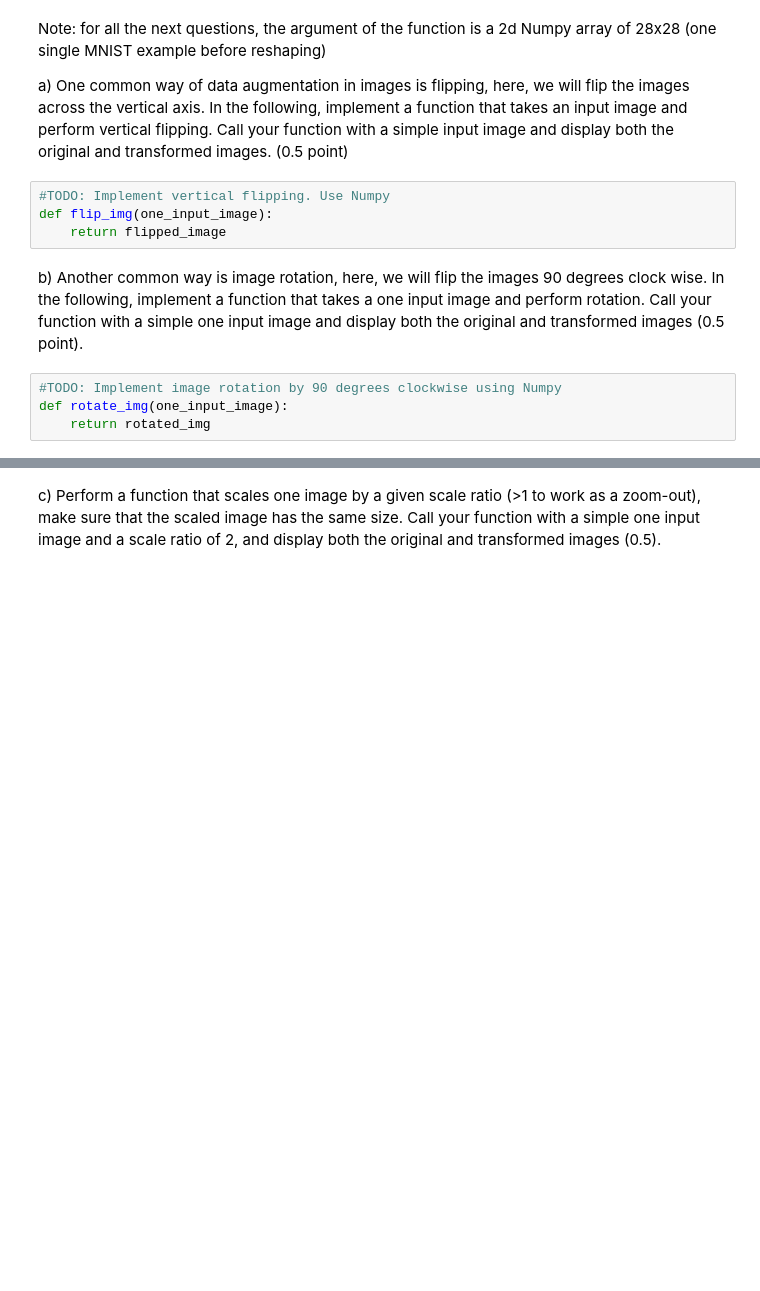
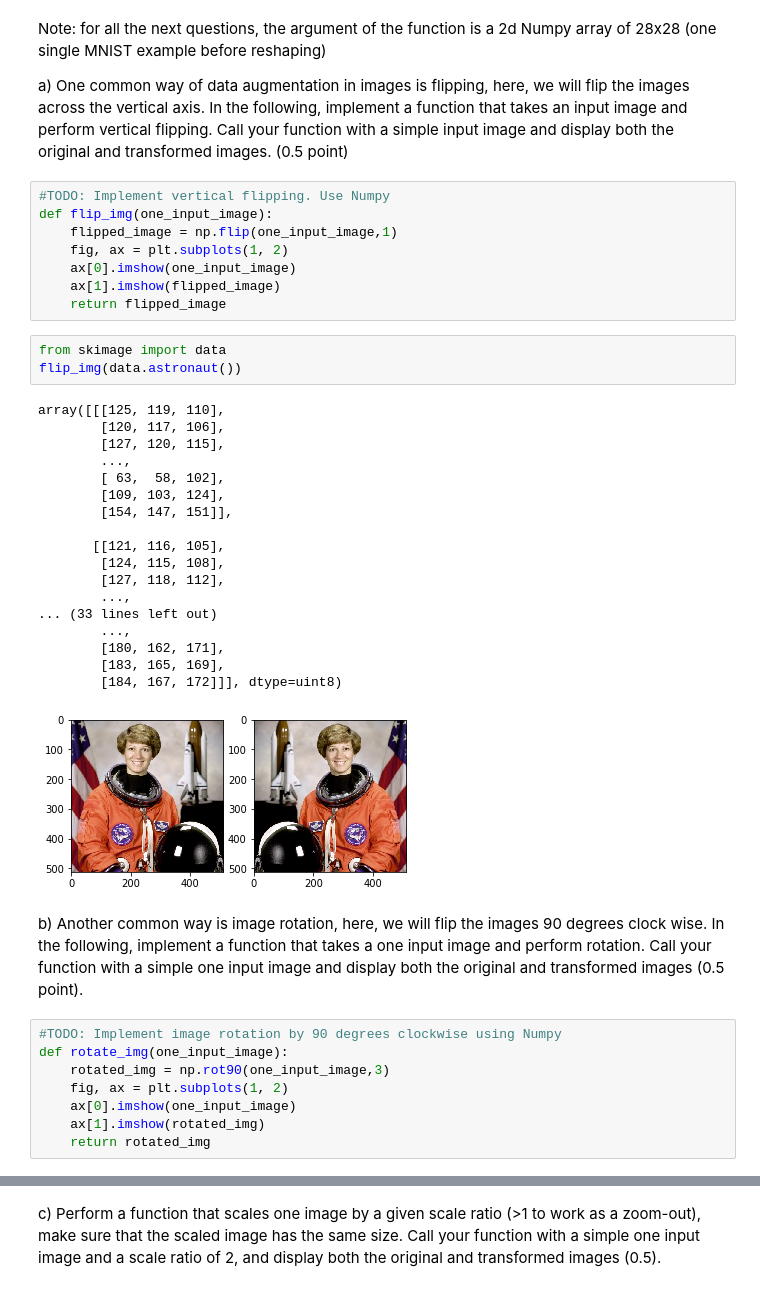
Before and after one commit to s9antwel/project3, a Jupyter notebook: Project_3 (1).ipynb, the cells around one changed output, grey strips where cells are left out. Saved outputs shown, nothing was run; the diff lists cells and outputs as text; blank space fills up the shorter version.

```diff
--- a/Project_3 (1).ipynb
+++ b/Project_3 (1).ipynb
@@ -757,10 +750,40 @@ a) One common way of data augmentation in images is flipping, here, we will flip
 # %%
 #TODO: Implement vertical flipping. Use Numpy
 def flip_img(one_input_image):
+    flipped_image = np.flip(one_input_image,1)
+    fig, ax = plt.subplots(1, 2)
+    ax[0].imshow(one_input_image)
+    ax[1].imshow(flipped_image)
     return flipped_image
+# %%
+from skimage import data
+flip_img(data.astronaut())
+# %% [output]
+array([[[125, 119, 110],
+        [120, 117, 106],
+        [127, 120, 115],
+        ...,
+        [ 63,  58, 102],
+        [109, 103, 124],
+        [154, 147, 151]],
+
+       [[121, 116, 105],
+        [124, 115, 108],
+        [127, 118, 112],
+        ...,
+... (33 lines left out)
+        ...,
+        [180, 162, 171],
+        [183, 165, 169],
+        [184, 167, 172]]], dtype=uint8)
+[figure, added]
 # %% [markdown]
 b) Another common way is image rotation, here, we will flip the images 90 degrees clock wise. In the following, implement a function that takes a one input image and perform rotation. Call your function with a simple one input image and display both the original and transformed images (0.5 point).
 # %%
 #TODO: Implement image rotation by 90 degrees clockwise using Numpy
 def rotate_img(one_input_image):
+    rotated_img = np.rot90(one_input_image,3)
+    fig, ax = plt.subplots(1, 2)
+    ax[0].imshow(one_input_image)
+    ax[1].imshow(rotated_img)
     return rotated_img
```
Also changed, not shown: parts of 7 cells of this notebook.
